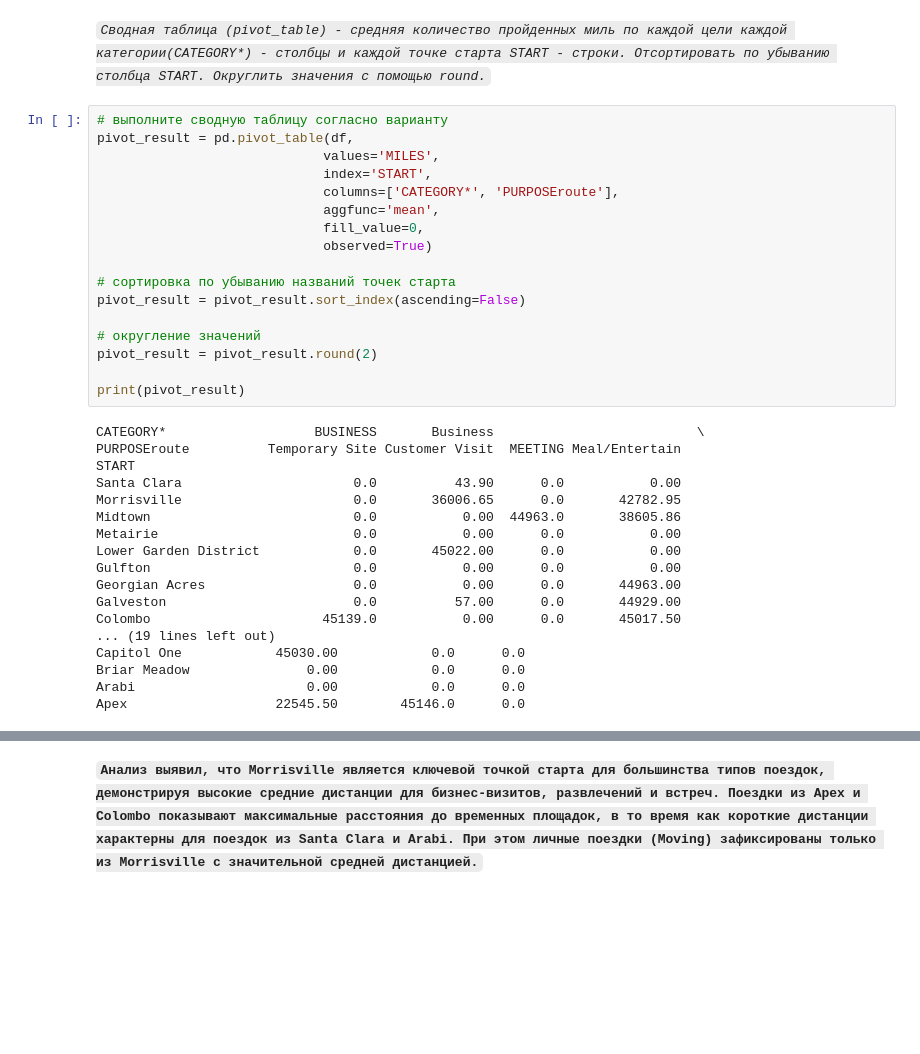
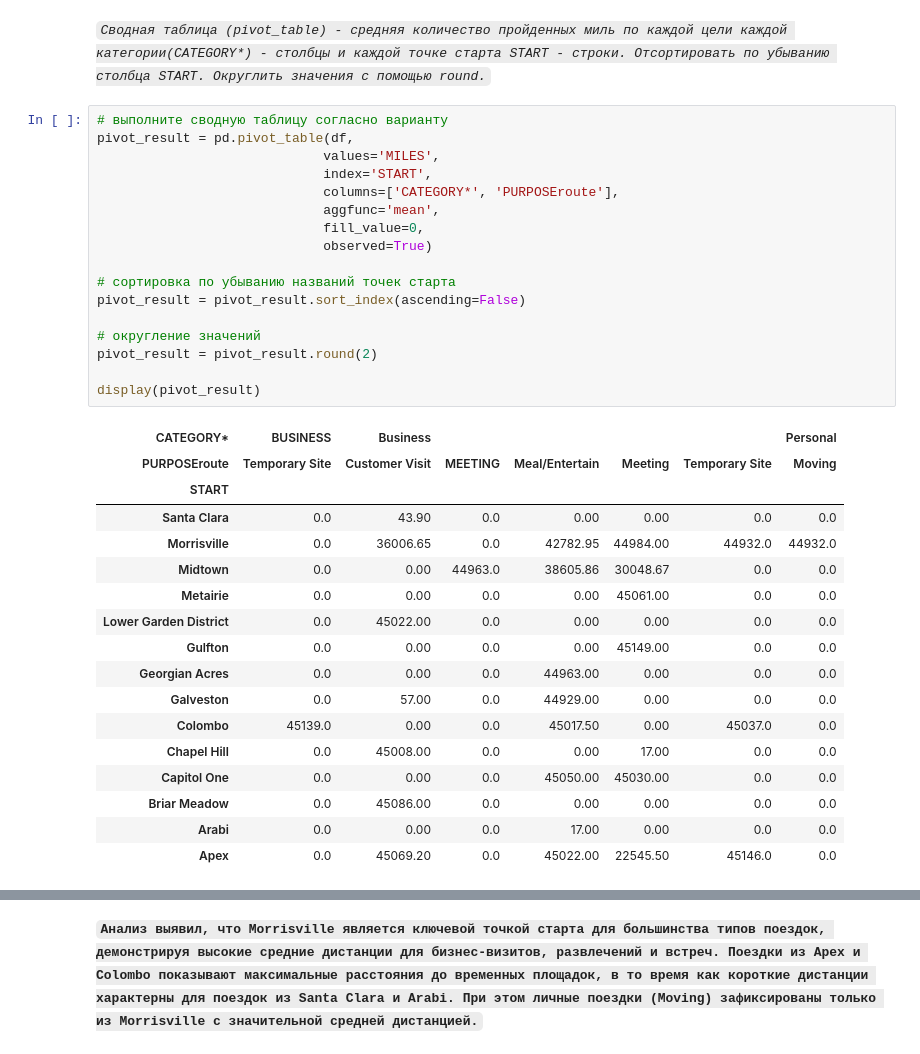
Before and after one commit to Katya20046/kazd, a Jupyter notebook: ЛР1_Азарова_1.ipynb, the cells around one changed output, grey strips where cells are left out. Cells and saved outputs as stored; diff of their text form; blank space fills up the shorter version.

```diff
--- a/ЛР1_Азарова_1.ipynb
+++ b/ЛР1_Азарова_1.ipynb
@@ -376,35 +380,35 @@ START - строки. Отсортировать по убыванию стол
 # %%
 # выполните сводную таблицу согласно варианту
 pivot_result = pd.pivot_table(df,
                              values='MILES',
                              index='START',
                              columns=['CATEGORY*', 'PURPOSEroute'],
                              aggfunc='mean',
                              fill_value=0,
                              observed=True)
 
 # сортировка по убыванию названий точек старта
 pivot_result = pivot_result.sort_index(ascending=False)
 
 # округление значений
 pivot_result = pivot_result.round(2)
 
-print(pivot_result)
+display(pivot_result)
 # %% [output]
-CATEGORY*                   BUSINESS       Business                          \
-PURPOSEroute          Temporary Site Customer Visit  MEETING Meal/Entertain
-START
-Santa Clara                      0.0          43.90      0.0           0.00
-Morrisville                      0.0       36006.65      0.0       42782.95
-Midtown                          0.0           0.00  44963.0       38605.86
-Metairie                         0.0           0.00      0.0           0.00
-Lower Garden District            0.0       45022.00      0.0           0.00
-Gulfton                          0.0           0.00      0.0           0.00
-Georgian Acres                   0.0           0.00      0.0       44963.00
-Galveston                        0.0          57.00      0.0       44929.00
-Colombo                      45139.0           0.00      0.0       45017.50
-... (19 lines left out)
-Capitol One            45030.00            0.0      0.0
-Briar Meadow               0.00            0.0      0.0
-Arabi                      0.00            0.0      0.0
-Apex                   22545.50        45146.0      0.0
+| CATEGORY* | BUSINESS | Business |  |  |  |  | Personal |
+| PURPOSEroute | Temporary Site | Customer Visit | MEETING | Meal/Entertain | Meeting | Temporary Site | Moving |
+| START |  |  |  |  |  |  |  |
+| Santa Clara | 0.0 | 43.90 | 0.0 | 0.00 | 0.00 | 0.0 | 0.0 |
+| Morrisville | 0.0 | 36006.65 | 0.0 | 42782.95 | 44984.00 | 44932.0 | 44932.0 |
+| Midtown | 0.0 | 0.00 | 44963.0 | 38605.86 | 30048.67 | 0.0 | 0.0 |
+| Metairie | 0.0 | 0.00 | 0.0 | 0.00 | 45061.00 | 0.0 | 0.0 |
+| Lower Garden District | 0.0 | 45022.00 | 0.0 | 0.00 | 0.00 | 0.0 | 0.0 |
+| Gulfton | 0.0 | 0.00 | 0.0 | 0.00 | 45149.00 | 0.0 | 0.0 |
+| Georgian Acres | 0.0 | 0.00 | 0.0 | 44963.00 | 0.00 | 0.0 | 0.0 |
+| Galveston | 0.0 | 57.00 | 0.0 | 44929.00 | 0.00 | 0.0 | 0.0 |
+| Colombo | 45139.0 | 0.00 | 0.0 | 45017.50 | 0.00 | 45037.0 | 0.0 |
+| Chapel Hill | 0.0 | 45008.00 | 0.0 | 0.00 | 17.00 | 0.0 | 0.0 |
+| Capitol One | 0.0 | 0.00 | 0.0 | 45050.00 | 45030.00 | 0.0 | 0.0 |
+| Briar Meadow | 0.0 | 45086.00 | 0.0 | 0.00 | 0.00 | 0.0 | 0.0 |
+| Arabi | 0.0 | 0.00 | 0.0 | 17.00 | 0.00 | 0.0 | 0.0 |
+| Apex | 0.0 | 45069.20 | 0.0 | 45022.00 | 22545.50 | 45146.0 | 0.0 |
```
Also changed, not shown: parts of 43 cells of this notebook.
